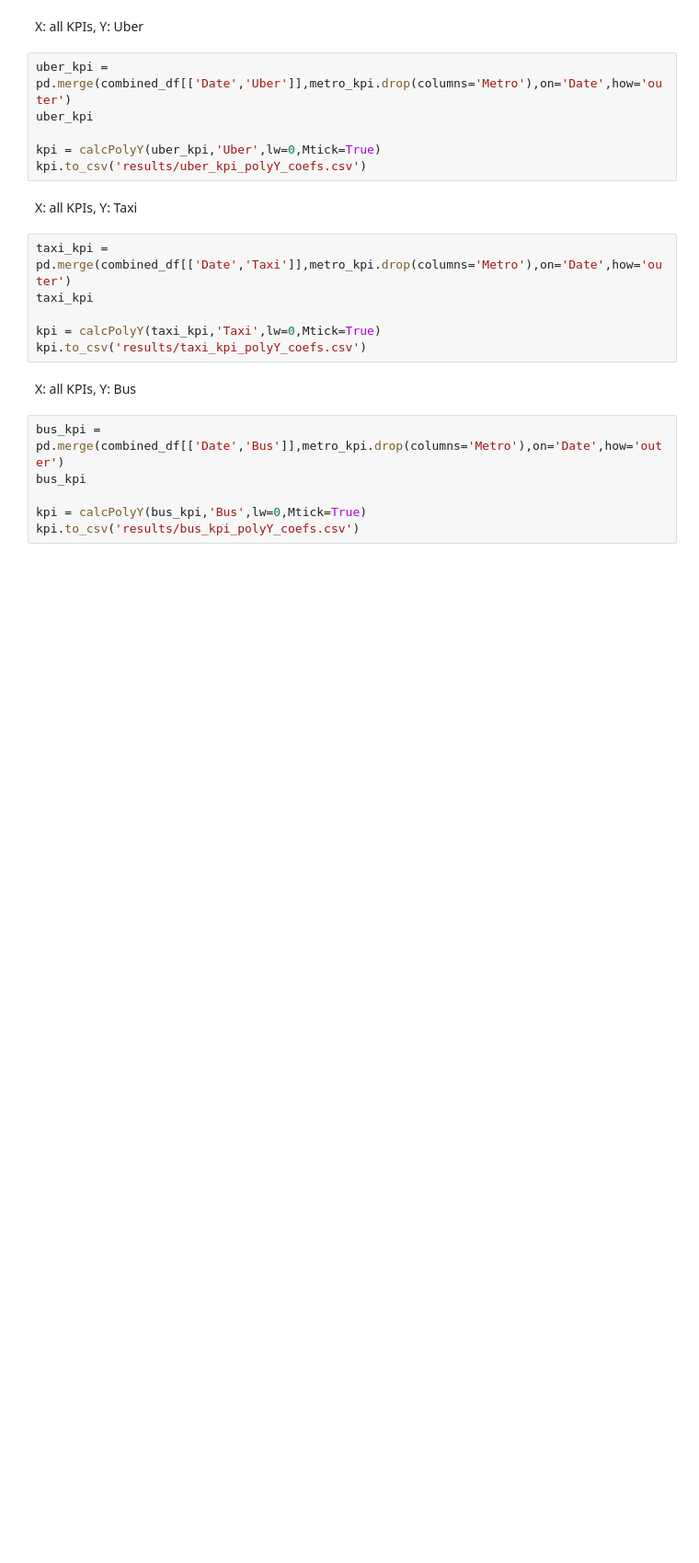
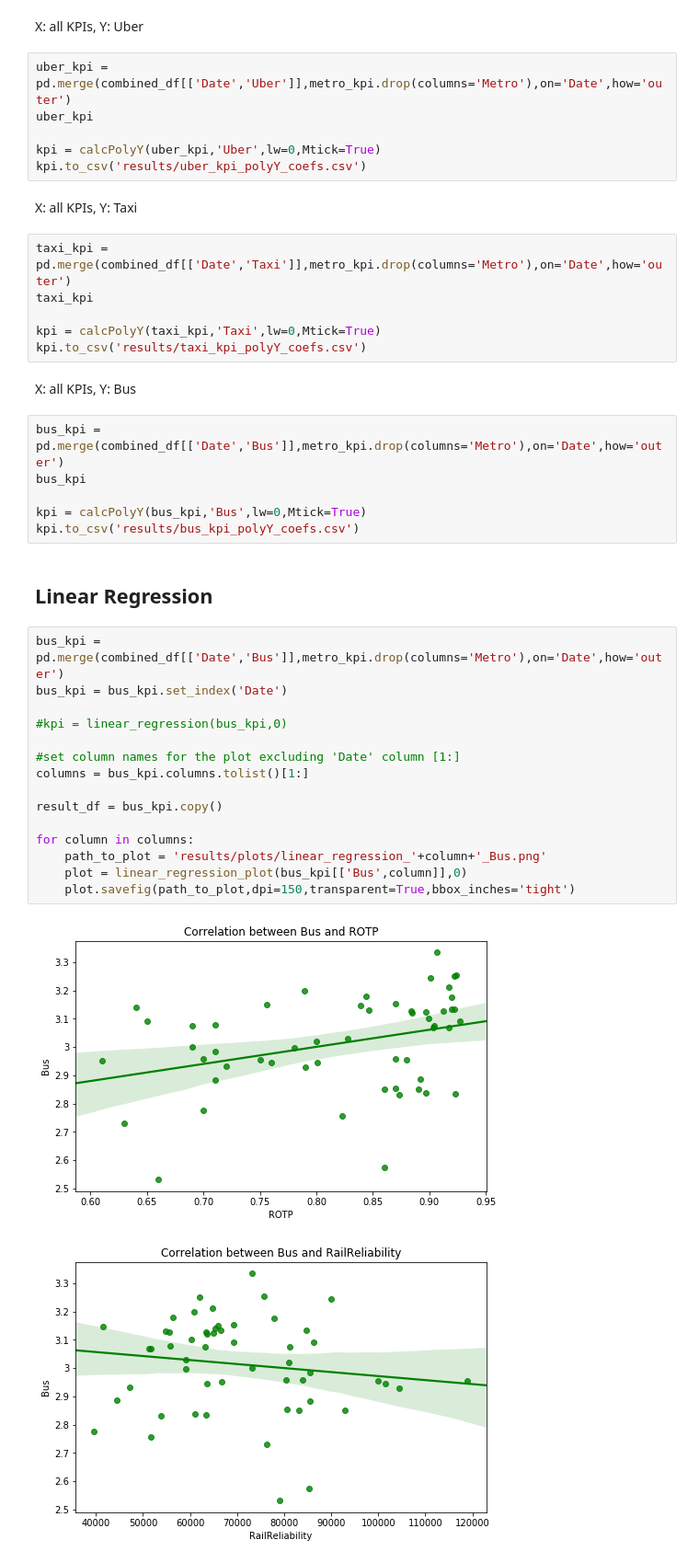
Before and after one commit to yegorkryukov/dc_public_transport, a Jupyter notebook: final_data_analysis.ipynb, the cells around one changed output. Shown at 92% size. Drawn from its saved outputs; the diff is of its cells as text; blank space fills up the shorter version.

Commit message:
Add Linear regression code and plots

```diff
--- a/final_data_analysis.ipynb
+++ b/final_data_analysis.ipynb
@@ -295,3 +84,23 @@ bus_kpi
 
 kpi = calcPolyY(bus_kpi,'Bus',lw=0,Mtick=True)
 kpi.to_csv('results/bus_kpi_polyY_coefs.csv')
+# %% [markdown]
+## Linear Regression
+# %%
+bus_kpi = pd.merge(combined_df[['Date','Bus']],metro_kpi.drop(columns='Metro'),on='Date',how='outer')
+bus_kpi = bus_kpi.set_index('Date')
+
+#kpi = linear_regression(bus_kpi,0)
+
+#set column names for the plot excluding 'Date' column [1:]
+columns = bus_kpi.columns.tolist()[1:]
+
+result_df = bus_kpi.copy()
+
+for column in columns:
+    path_to_plot = 'results/plots/linear_regression_'+column+'_Bus.png'
+    plot = linear_regression_plot(bus_kpi[['Bus',column]],0)
+    plot.savefig(path_to_plot,dpi=150,transparent=True,bbox_inches='tight')
+# %% [output]
+[figure, added]
+[figure, added]
```
Also changed, not shown: parts of 7 cells of this notebook, 21 other files.
